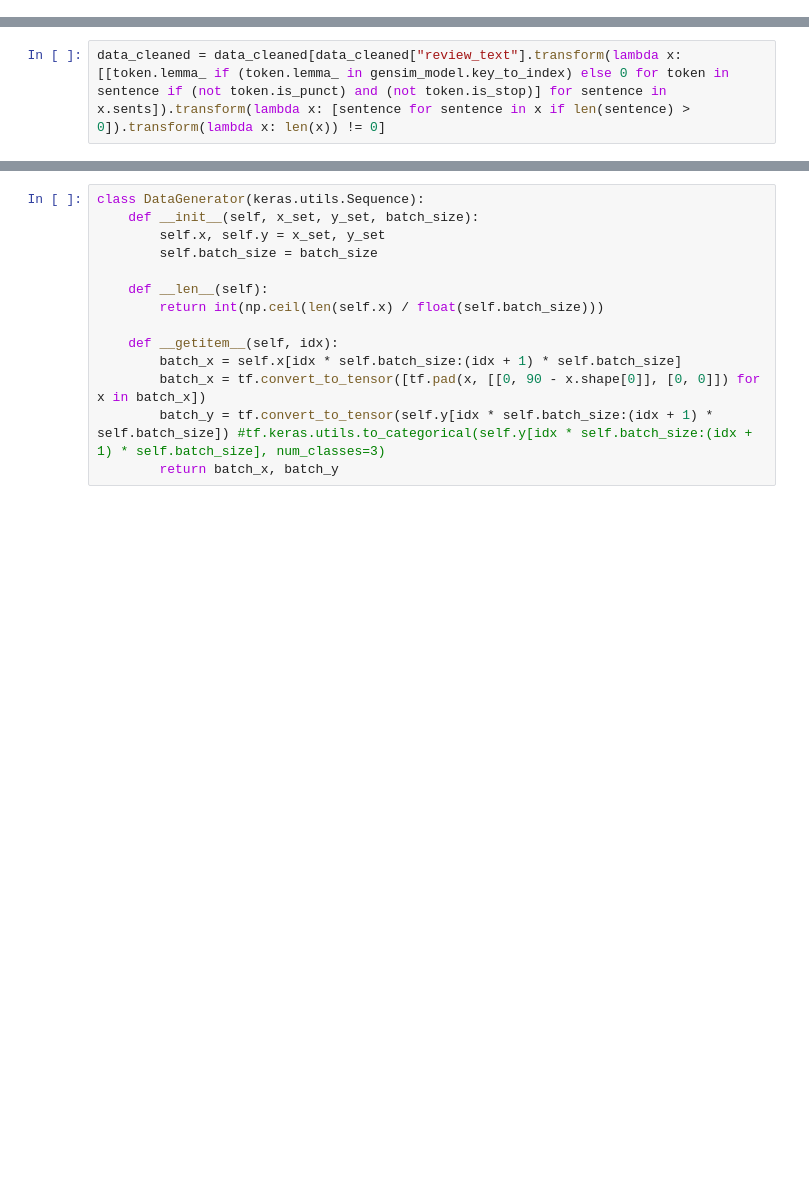
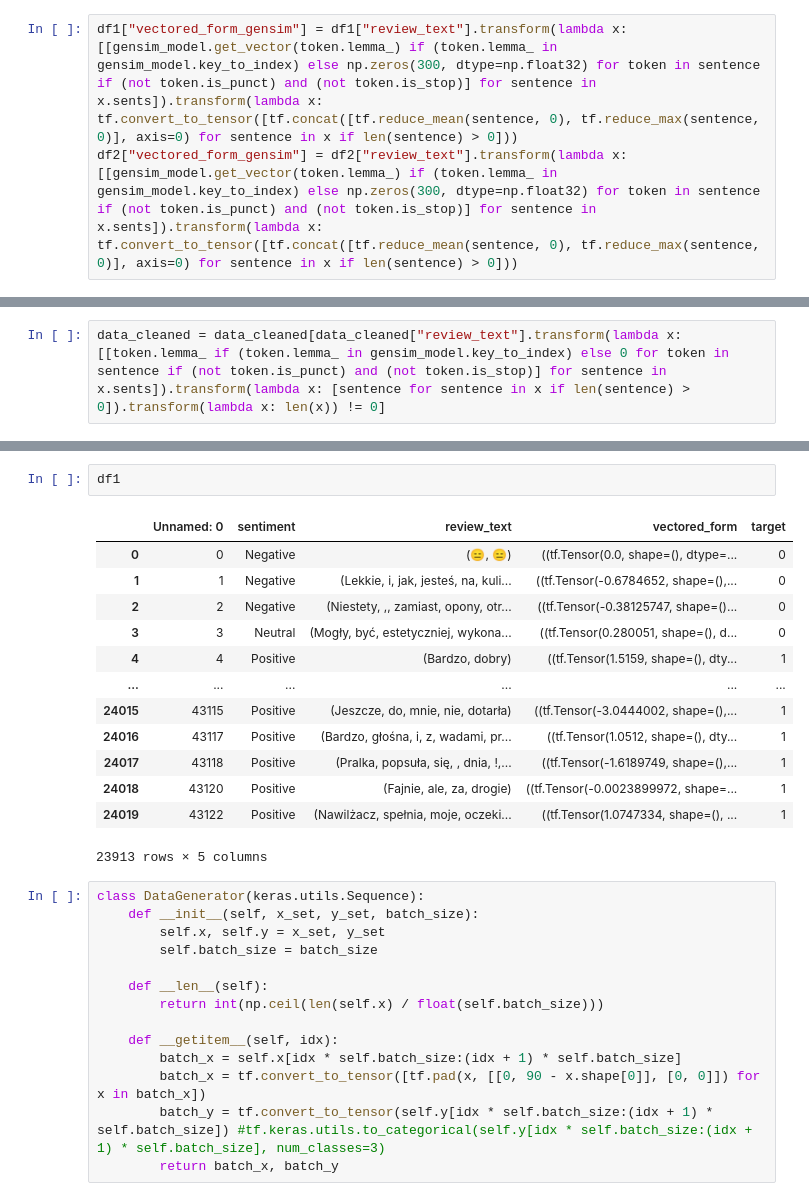
Before and after one commit to LazyDart/Review-Sentiment-Analysis, a Jupyter notebook: LSTM_POC.ipynb, the cells around one changed output, grey strips where cells are left out. Cells and saved outputs as stored; diff of their text form; blank space fills up the shorter version.

```diff
--- a/LSTM_POC.ipynb
+++ b/LSTM_POC.ipynb
@@ -66,3 +100,6 @@ data_cleaned["review_text"] = data_cleaned["review_text"].transform(lambda x: nl
+# %%
+df1["vectored_form_gensim"] = df1["review_text"].transform(lambda x: [[gensim_model.get_vector(token.lemma_) if (token.lemma_ in gensim_model.key_to_index) else np.zeros(300, dtype=np.float32) for token in sentence if (not token.is_punct) and (not token.is_stop)] for sentence in x.sents]).transform(lambda x: tf.convert_to_tensor([tf.concat([tf.reduce_mean(sentence, 0), tf.reduce_max(sentence, 0)], axis=0) for sentence in x if len(sentence) > 0]))
+df2["vectored_form_gensim"] = df2["review_text"].transform(lambda x: [[gensim_model.get_vector(token.lemma_) if (token.lemma_ in gensim_model.key_to_index) else np.zeros(300, dtype=np.float32) for token in sentence if (not token.is_punct) and (not token.is_stop)] for sentence in x.sents]).transform(lambda x: tf.convert_to_tensor([tf.concat([tf.reduce_mean(sentence, 0), tf.reduce_max(sentence, 0)], axis=0) for sentence in x if len(sentence) > 0]))
 # %%
 data_cleaned["vectored_form"] = data_cleaned["review_text"].transform(lambda x: [[token.vector for token in sentence if (not token.is_punct) and (not token.is_stop)] for sentence in x.sents]).transform(lambda x: tf.convert_to_tensor([tf.concat([tf.reduce_mean(sentence, 0), tf.reduce_max(sentence, 0)], axis=0) for sentence in x if len(sentence) > 0]))
 
@@ -90,3 +134,19 @@ data_cleaned = data_cleaned[data_cleaned["review_text"].transform(lambda x: [[to
+# %%
+df1
+# %% [output]
+|  | Unnamed: 0 | sentiment | review_text | vectored_form | target |
+| 0 | 0 | Negative | (😑, 😑) | ((tf.Tensor(0.0, shape=(), dtype=... | 0 |
+| 1 | 1 | Negative | (Lekkie, i, jak, jesteś, na, kuli... | ((tf.Tensor(-0.6784652, shape=(),... | 0 |
+| 2 | 2 | Negative | (Niestety, ,, zamiast, opony, otr... | ((tf.Tensor(-0.38125747, shape=()... | 0 |
+| 3 | 3 | Neutral | (Mogły, być, estetyczniej, wykona... | ((tf.Tensor(0.280051, shape=(), d... | 0 |
+| 4 | 4 | Positive | (Bardzo, dobry) | ((tf.Tensor(1.5159, shape=(), dty... | 1 |
+| ... | ... | ... | ... | ... | ... |
+| 24015 | 43115 | Positive | (Jeszcze, do, mnie, nie, dotarła) | ((tf.Tensor(-3.0444002, shape=(),... | 1 |
+| 24016 | 43117 | Positive | (Bardzo, głośna, i, z, wadami, pr... | ((tf.Tensor(1.0512, shape=(), dty... | 1 |
+| 24017 | 43118 | Positive | (Pralka, popsuła, się, , dnia, !,... | ((tf.Tensor(-1.6189749, shape=(),... | 1 |
+| 24018 | 43120 | Positive | (Fajnie, ale, za, drogie) | ((tf.Tensor(-0.0023899972, shape=... | 1 |
+| 24019 | 43122 | Positive | (Nawilżacz, spełnia, moje, oczeki... | ((tf.Tensor(1.0747334, shape=(), ... | 1 |
+23913 rows × 5 columns
 # %%
 class DataGenerator(keras.utils.Sequence):
     def __init__(self, x_set, y_set, batch_size):
```
Also changed, not shown: parts of 16 cells of this notebook, 1 other file.
